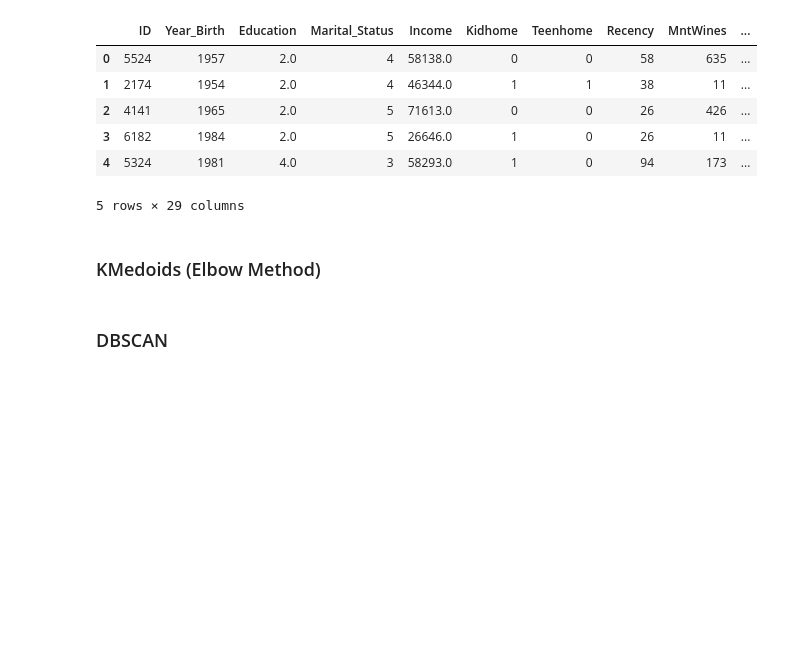
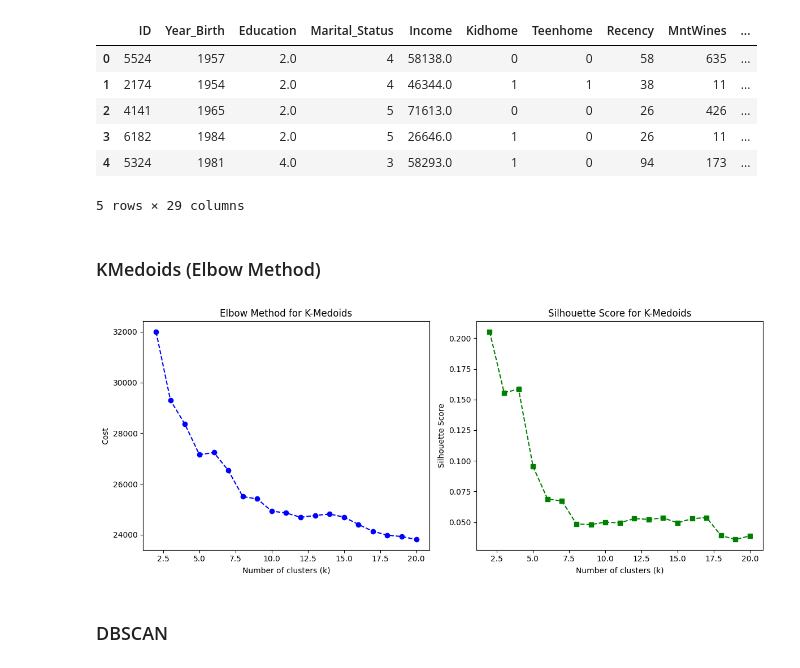
Before and after one commit to Graceyujung/ML, a Jupyter notebook: Grace_Clustering_Assignment.ipynb, the cells around one changed output. Saved outputs shown, nothing was run; the diff lists cells and outputs as text; code cells hidden in the pictures; blank space fills up the shorter version.

```diff
--- a/Grace_Clustering_Assignment.ipynb
+++ b/Grace_Clustering_Assignment.ipynb
@@ -313,4 +315,35 @@ data.head()
 # %% [markdown]
 ### KMedoids (Elbow Method)
+# %%
+from sklearn_extra.cluster import KMedoids
+
+k_values = range(2, 21) # k starts from 2 since we don't want only 1 cluster
+costs = []
+silhouette_scores = []
+
+for k in k_values:
+    kmedoids = KMedoids(n_clusters=k, random_state=42, metric="manhattan", init='k-medoids++')
+    kmedoids.fit(df)
+    cluster_labels = kmedoids.predict(df)
+    costs.append(kmedoids.inertia_)
+    silhouette_scores.append(silhouette_score(df, cluster_labels))
+
+plt.figure(figsize=(12, 5))
+plt.subplot(1, 2, 1)
+plt.plot(k_values, costs, marker="o", linestyle="--", color="b")
+plt.xlabel("Number of clusters (k)")
+plt.ylabel("Cost")
+plt.title("Elbow Method for K-Medoids")
+
+plt.subplot(1, 2, 2)
+plt.plot(k_values, silhouette_scores, marker="s", linestyle="--", color="g")
+plt.xlabel("Number of clusters (k)")
+plt.ylabel("Silhouette Score")
+plt.title("Silhouette Score for K-Medoids")
+
+plt.tight_layout()
+plt.show()
+# %% [output]
+[figure, added]
 # %% [markdown]
 ### DBSCAN
```
Also changed, not shown: parts of 1 cell of this notebook.
